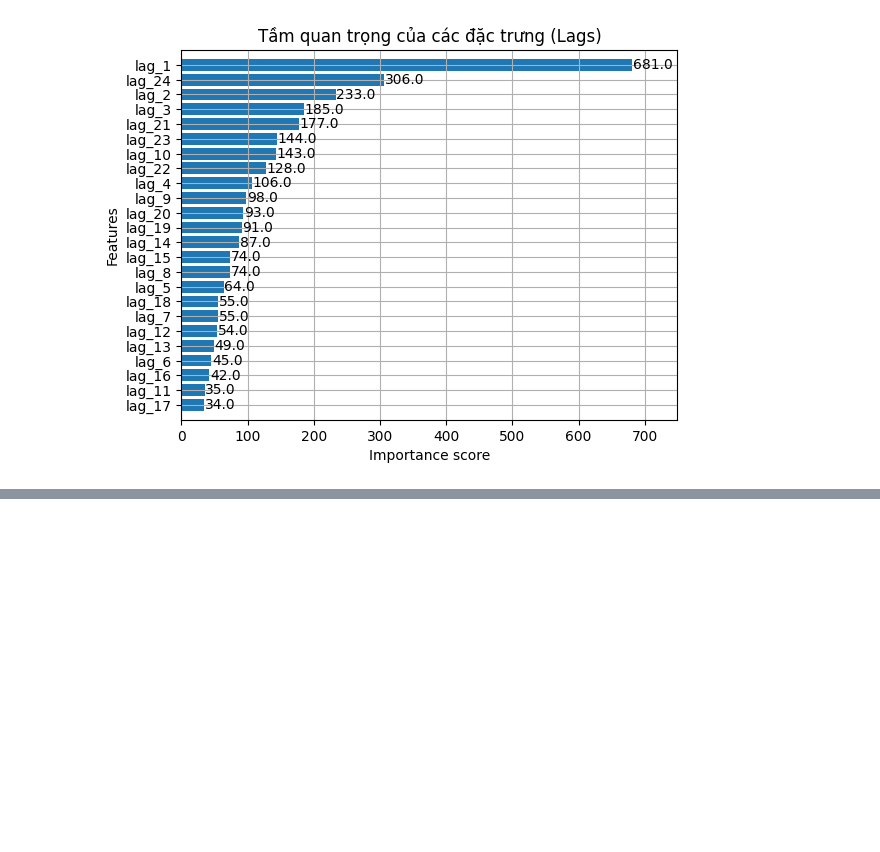
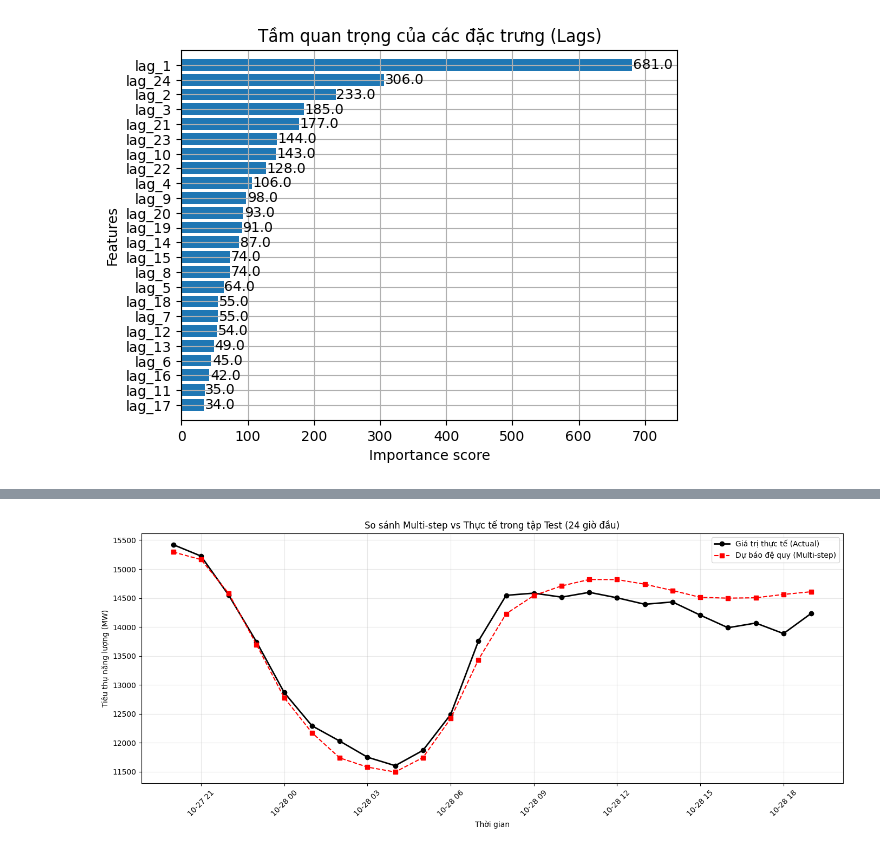
Before and after one commit to 208dongpha/Time-Series, a Jupyter notebook: practice/practice3/test.ipynb, the cells around one changed output, grey strips where cells are left out. Saved outputs shown, nothing was run; the diff lists cells and outputs as text; code cells hidden in the pictures; blank space fills up the shorter version.

```diff
--- a/practice/practice3/test.ipynb
+++ b/practice/practice3/test.ipynb
@@ -172,0 +358,15 @@ plt.show()
+# %%
+plt.figure(figsize=(14, 6))
+plt.plot(time_axis, actual_24h, label='Giá trị thực tế (Actual)', marker='o', color='black', linewidth=2)
+plt.plot(time_axis, future_24h, label='Dự báo đệ quy (Multi-step)', marker='s', color='red', linestyle='--')
+
+plt.title(f'So sánh Multi-step vs Thực tế trong tập Test (24 giờ đầu)')
+plt.xlabel('Thời gian')
+plt.ylabel('Tiêu thụ năng lượng (MW)')
+plt.legend()
+plt.grid(True, alpha=0.3)
+plt.xticks(rotation=45)
+plt.tight_layout()
+plt.show()
+# %% [output]
+[figure, added]
```
Also changed, not shown: parts of 18 cells of this notebook, 1 other file.
